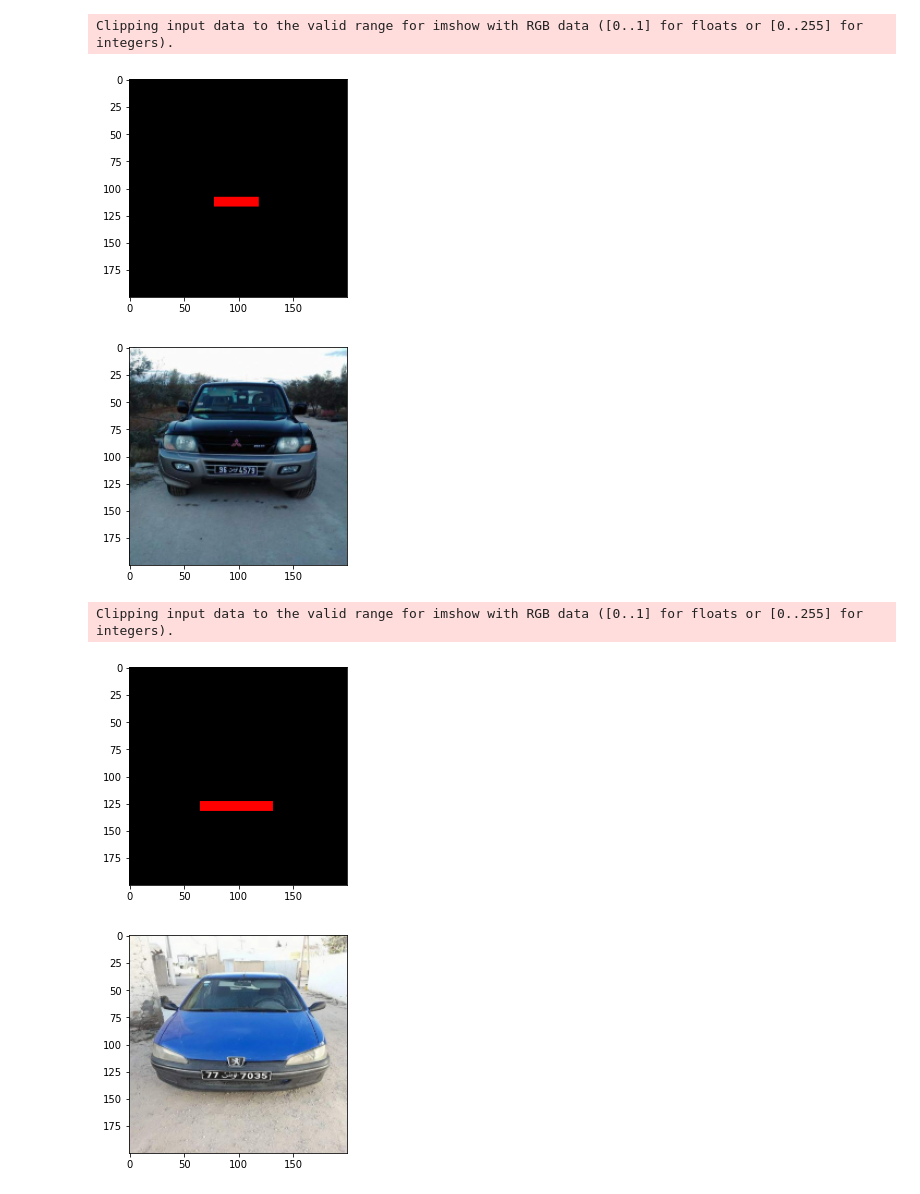
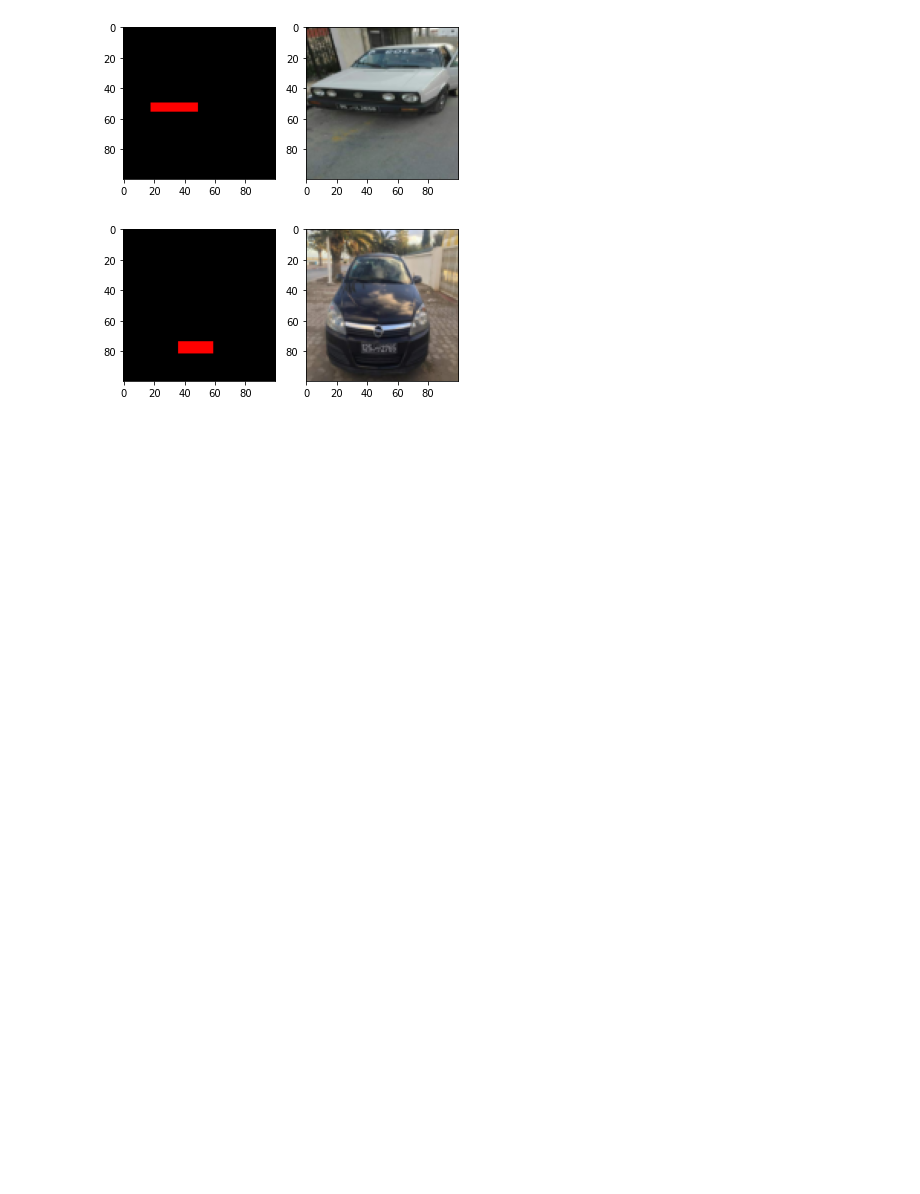
Before and after one commit to Christiand666/DeepLearning, a Jupyter notebook: OPG2_segmentation/main.ipynb, the cells around one changed output. Saved outputs shown, nothing was run; the diff lists cells and outputs as text; code cells hidden in the pictures; blank space fills up the shorter version.

```diff
--- a/OPG2_segmentation/main.ipynb
+++ b/OPG2_segmentation/main.ipynb
@@ -109,7 +109,7 @@ class ToTensor(object):
        return torch.from_numpy(img).float(), torch.from_numpy(bb).float()
 # %%
 trans = transforms.Compose([
-    Rescale((200, 200)),
+    Rescale((100, 100)),
     ToTensor(),
 ])
 # %%
@@ -126,31 +126,37 @@ def create_mask(bb, x):
 # %%
 dict_load = next(iter(dataloader))
 
 lm_ar = dict_load[0]
 x_ar = dict_load[1]
 
-for idx in range(2):
+imgCount = 2
+
+for idx in range(imgCount):
     bb_in = x_ar[idx].flatten().numpy()
     img_in = lm_ar[idx].squeeze().permute(1,2,0)
 
     mask = create_mask(np.array([bb_in[0], bb_in[1], bb_in[2], bb_in[3]]), img_in)
-    mask.resize(3, 200, 200)
+    mask.resize(3, 100, 100)
     mask = torch.from_numpy(mask).squeeze().permute(1,2,0)
 
-    plt.imshow(mask)
+    ar = [mask, img_in]
+    for i in range(2):
+        plt.subplot(1,2,i+1)
+        plt.imshow(ar[i])
+
     plt.show()
     plt.close()
 
-    plt.imshow(img_in)
-    plt.show()
-    plt.close()
+    #plt.imshow(mask)
+    #plt.show()
+    #plt.close()
+
+    #plt.imshow(img_in)
+    #plt.show()
+    #plt.close()
 # %% [output]
-Clipping input data to the valid range for imshow with RGB data ([0..1] for floats or [0..255] for integers).
-[figure, old version]
+[figure, new version]
-[figure, old version]
+[figure, new version]
-Clipping input data to the valid range for imshow with RGB data ([0..1] for floats or [0..255] for integers).
-[figure, removed]
-[figure, removed]
 # %%
 # Neural Nets
 class BB_model(nn.Module):
```
Also changed, not shown: parts of 4 cells of this notebook, 3 other files.
